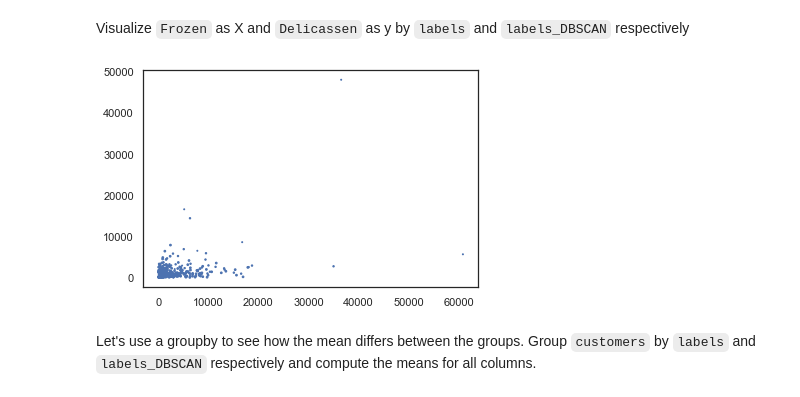
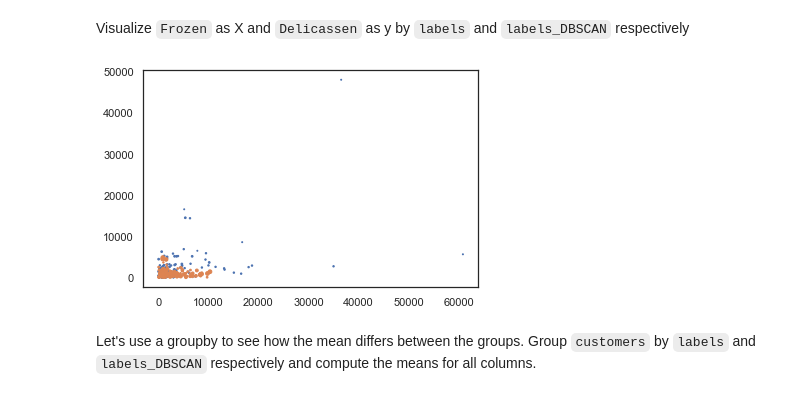
Before and after one commit to Ironhack-Data-Madrid-Marzo-2022/7.4-lab-unsupervised-learning, a Jupyter notebook: your-code/main.ipynb, the cells around one changed output. Drawn from its saved outputs; the diff is of its cells as text; code cells hidden in the pictures.

```diff
--- a/your-code/main.ipynb
+++ b/your-code/main.ipynb
@@ -210,7 +210,7 @@ from sklearn.cluster import DBSCAN
 
 dbscan=DBSCAN(eps=0.5, min_samples=3)
 
-dbscan.fit(customers)
+dbscan.fit(customers_scale)
 # %% [output]
 DBSCAN(min_samples=3)
 # %%
@@ -263,9 +273,13 @@ Visualize `Frozen` as X and `Delicassen` as y by `labels` and `labels_DBSCAN` re
 # %%
 plt.scatter(customers.Frozen,
             customers.Delicassen,
             customers['labels']);
+
+plt.scatter(customers.Frozen,
+            customers.Delicassen,
+            customers['labels_DBSCAN']);
 # %% [output]
-[figure, old version]
+[figure, new version]
 # %% [markdown]
 Let's use a groupby to see how the mean differs between the groups. Group `customers` by `labels` and `labels_DBSCAN` respectively and compute the means for all columns.
 # %%
```
Also changed, not shown: parts of 8 cells of this notebook.
